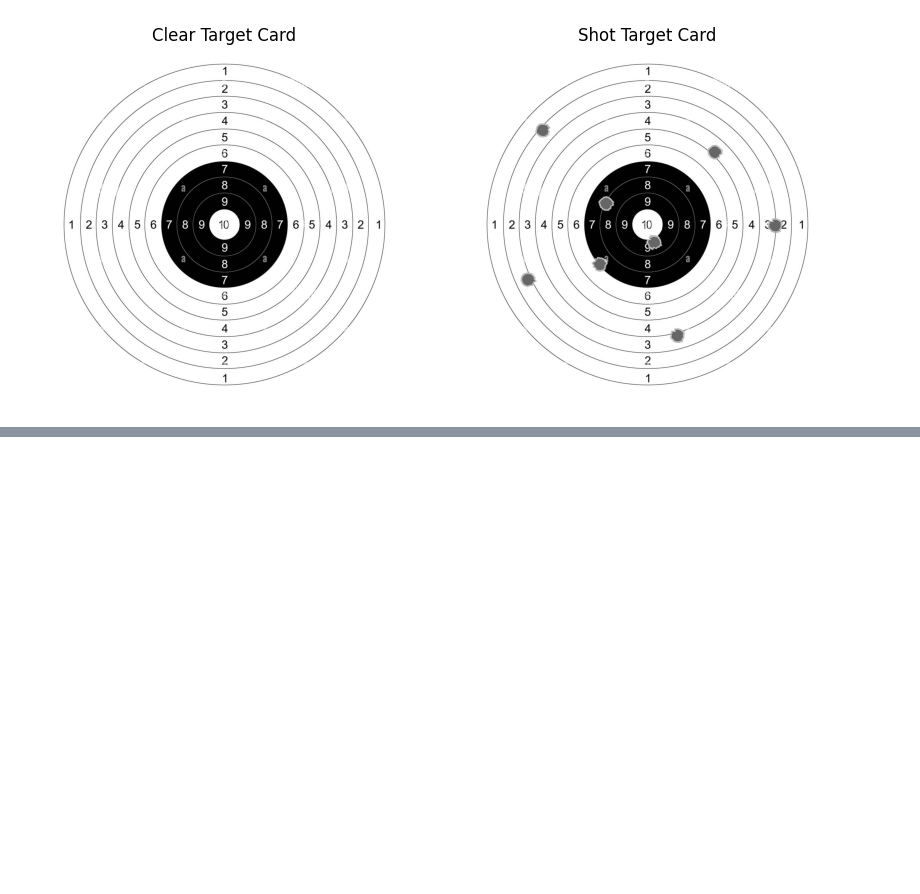
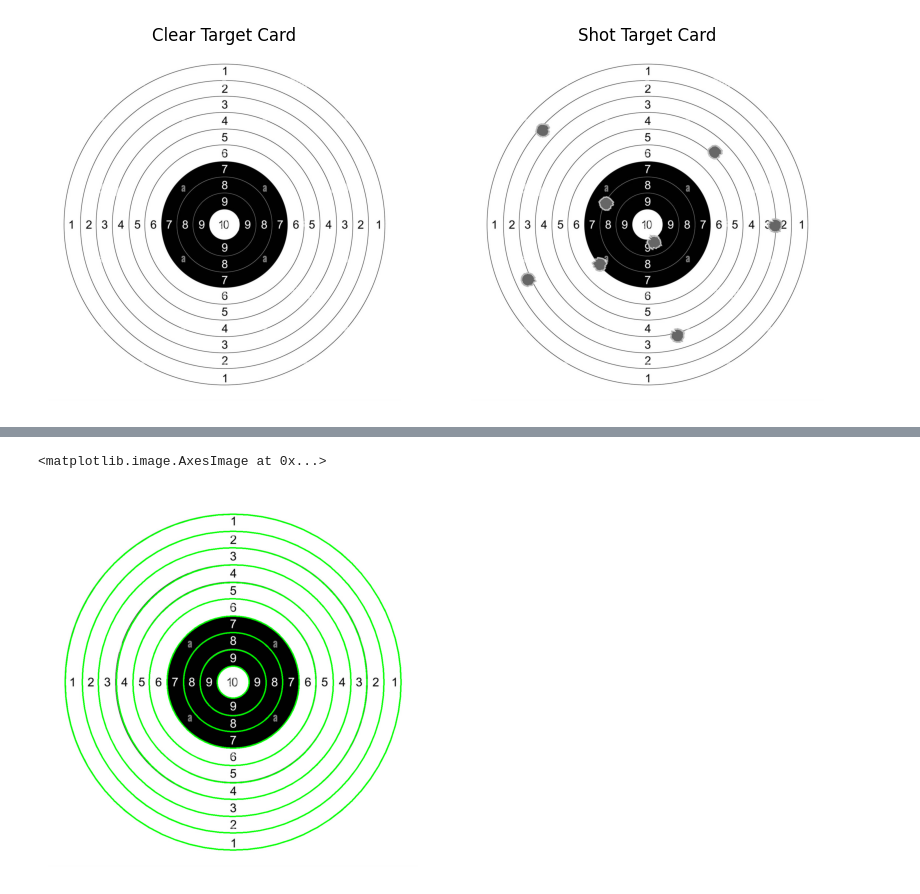
Before and after one commit to BrMrtn/GoogleColab, a Jupyter notebook: Képfeldolgozás/khf6_Lőlap.ipynb, the cells around one changed output, grey strips where cells are left out. Saved outputs shown, nothing was run; the diff lists cells and outputs as text; code cells hidden in the pictures; blank space fills up the shorter version.

```diff
--- a/Képfeldolgozás/khf6_Lőlap.ipynb
+++ b/Képfeldolgozás/khf6_Lőlap.ipynb
@@ -197,0 +68,26 @@ TypeError: loop of ufunc does not support argument 0 of type NoneType which has
+# %%
+base_circles = []
+
+# 10, 9, 8, 7-es körök detektálása
+for i in range(1, 5):
+  found_circles = cv2.HoughCircles(target_card, cv2.HOUGH_GRADIENT, 1, 1000, param1=200, param2=10, minRadius=i*inner_circle_width-10, maxRadius=i*inner_circle_width+10)
+  found_circles = np.uint16(np.around(found_circles))
+  base_circles.append(found_circles[0, 0]) # Ha több kört talált volna, vesszük a legelsőt
+
+# A többi kör detektálása
+radius0 = 4 * inner_circle_width
+for i in range(1, 7):
+  found_circles = cv2.HoughCircles(target_card, cv2.HOUGH_GRADIENT, 1, 1000, param1=200, param2=10, minRadius=radius0+i*outer_circle_width-10, maxRadius=radius0+i*outer_circle_width+10)
+  found_circles = np.uint16(np.around(found_circles))
+  base_circles.append(found_circles[0, 0])
+
+# körök kirajzolása
+target_card_with_base_circles = cv2.cvtColor(target_card, cv2.COLOR_GRAY2BGR)
+for base_circle in base_circles:
+  cv2.circle(target_card_with_base_circles, (base_circle[0], base_circle[1]), base_circle[2], (0, 255, 0), 4)
+
+plt.axis('off')
+plt.imshow(target_card_with_base_circles)
+# %% [output]
+<matplotlib.image.AxesImage at 0x...>
+[figure, added]
```
Also changed, not shown: parts of 21 cells of this notebook.
